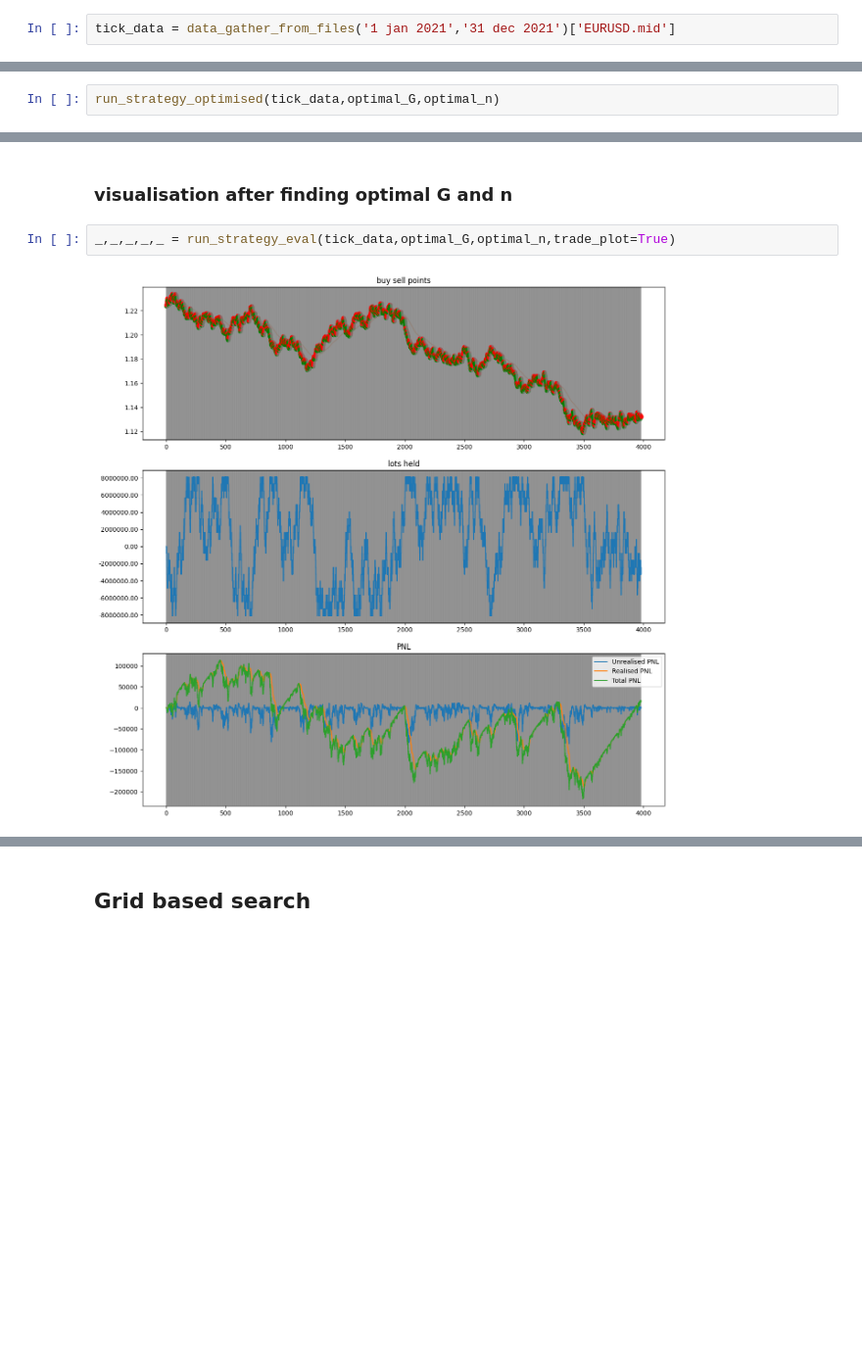
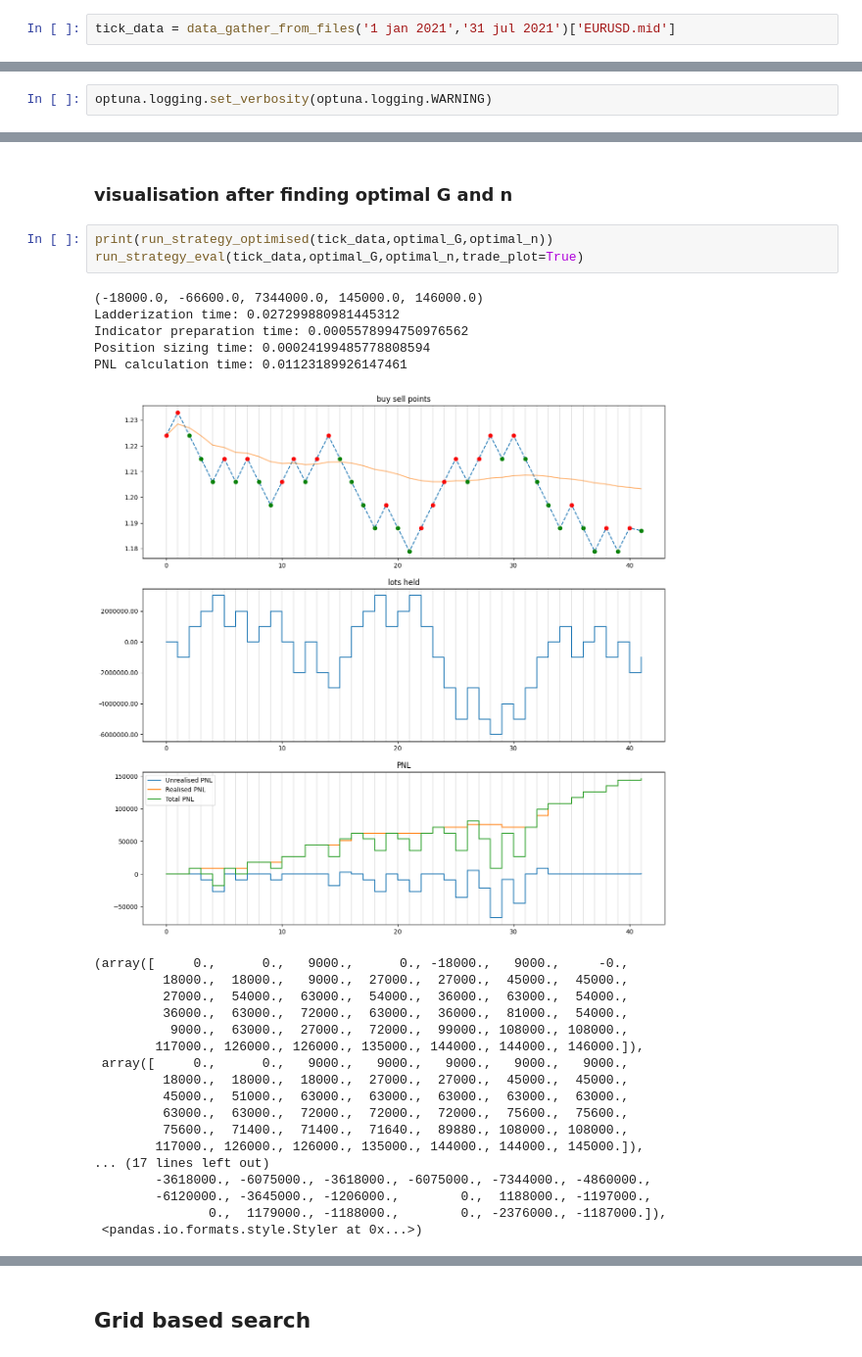
Before and after one commit to SamanvayMS/bp-Trading, a Jupyter notebook: optimization.ipynb, the cells around one changed output, grey strips where cells are left out. Shown at 98% size. Saved outputs shown, nothing was run; the diff lists cells and outputs as text; blank space fills up the shorter version.

Commit message:
added optimisations and strategy changes

```diff
--- a/optimization.ipynb
+++ b/optimization.ipynb
@@ -11,7 +11,7 @@ import scipy
 from datetime import datetime
 from dateutil.relativedelta import relativedelta
 # %%
-tick_data = data_gather_from_files('1 jan 2021','31 dec 2021')['EURUSD.mid']
+tick_data = data_gather_from_files('1 jan 2021','31 jul 2021')['EURUSD.mid']
 # %% [markdown]
 ## Scipy
 # %%
@@ -187,5 +187,3 @@ optimal_G, optimal_n = result.x
 print(' for scipy optimization with BFGS, the optimal G and optimal_n is: ',optimal_G, optimal_n ,'with profit',-result.fun)
 # %% [markdown]
 ## Optuna
-# %%
-run_strategy_optimised(tick_data,optimal_G,optimal_n)
@@ -194 +192,3 @@ run_strategy_optimised(tick_data,optimal_G,optimal_n)
+# %%
+optuna.logging.set_verbosity(optuna.logging.WARNING)
 # %%
@@ -242,9 +226,32 @@ optimal_G, optimal_n, - study.best_value
 # %% [markdown]
 ### visualisation after finding optimal G and n
 # %%
-_,_,_,_,_ = run_strategy_eval(tick_data,optimal_G,optimal_n,trade_plot=True)
+print(run_strategy_optimised(tick_data,optimal_G,optimal_n))
+run_strategy_eval(tick_data,optimal_G,optimal_n,trade_plot=True)
 # %% [output]
+(-18000.0, -66600.0, 7344000.0, 145000.0, 146000.0)
+Ladderization time: 0.027299880981445312
+Indicator preparation time: 0.0005578994750976562
+Position sizing time: 0.00024199485778808594
+PNL calculation time: 0.01123189926147461
-[figure, old version]
+[figure, new version]
+(array([     0.,      0.,   9000.,      0., -18000.,   9000.,     -0.,
+         18000.,  18000.,   9000.,  27000.,  27000.,  45000.,  45000.,
+         27000.,  54000.,  63000.,  54000.,  36000.,  63000.,  54000.,
+         36000.,  63000.,  72000.,  63000.,  36000.,  81000.,  54000.,
+          9000.,  63000.,  27000.,  72000.,  99000., 108000., 108000.,
+        117000., 126000., 126000., 135000., 144000., 144000., 146000.]),
+ array([     0.,      0.,   9000.,   9000.,   9000.,   9000.,   9000.,
+         18000.,  18000.,  18000.,  27000.,  27000.,  45000.,  45000.,
+         45000.,  51000.,  63000.,  63000.,  63000.,  63000.,  63000.,
+         63000.,  63000.,  72000.,  72000.,  72000.,  75600.,  75600.,
+         75600.,  71400.,  71400.,  71640.,  89880., 108000., 108000.,
+        117000., 126000., 126000., 135000., 144000., 144000., 145000.]),
+... (17 lines left out)
+        -3618000., -6075000., -3618000., -6075000., -7344000., -4860000.,
+        -6120000., -3645000., -1206000.,        0.,  1188000., -1197000.,
+               0.,  1179000., -1188000.,        0., -2376000., -1187000.]),
+ <pandas.io.formats.style.Styler at 0x...>)
 # %%
 import optuna
 
```
Also changed, not shown: parts of 38 cells of this notebook, 2 other files.
